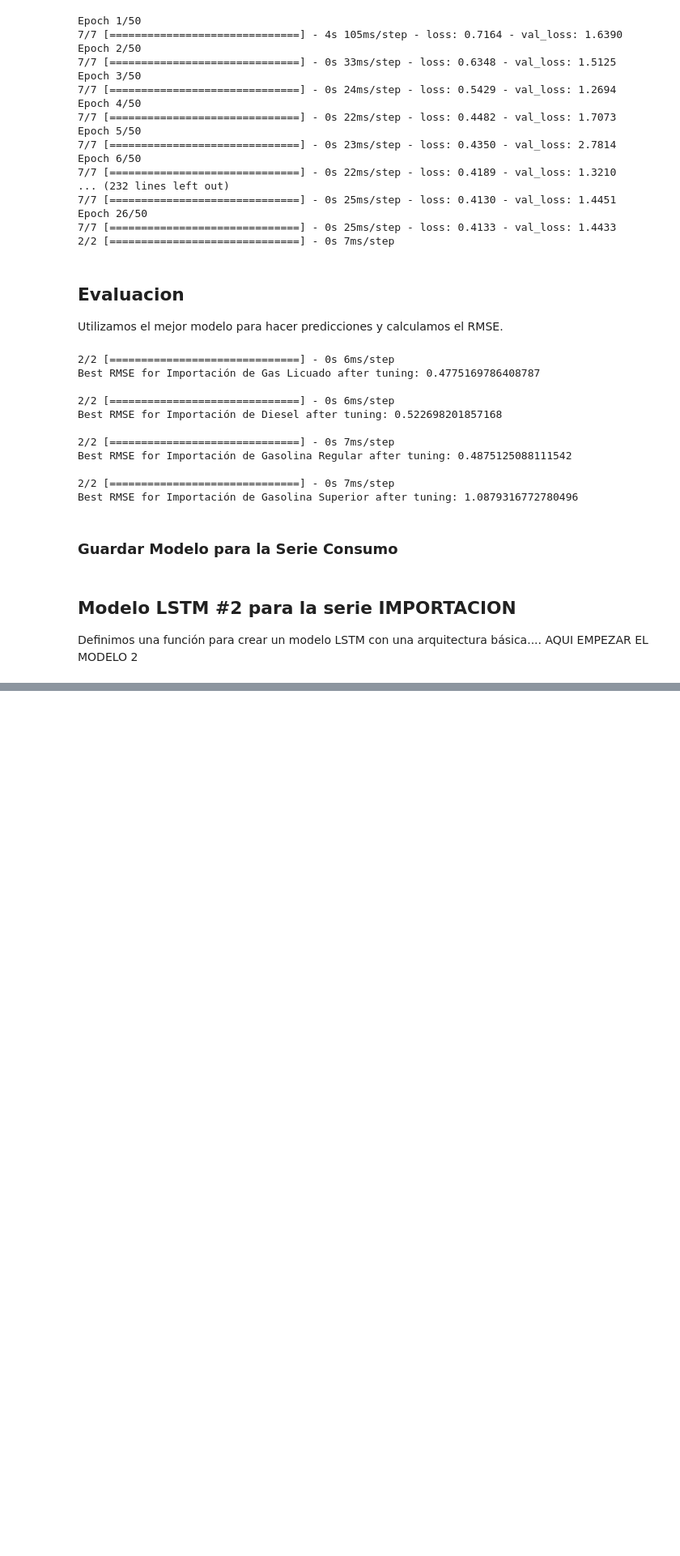
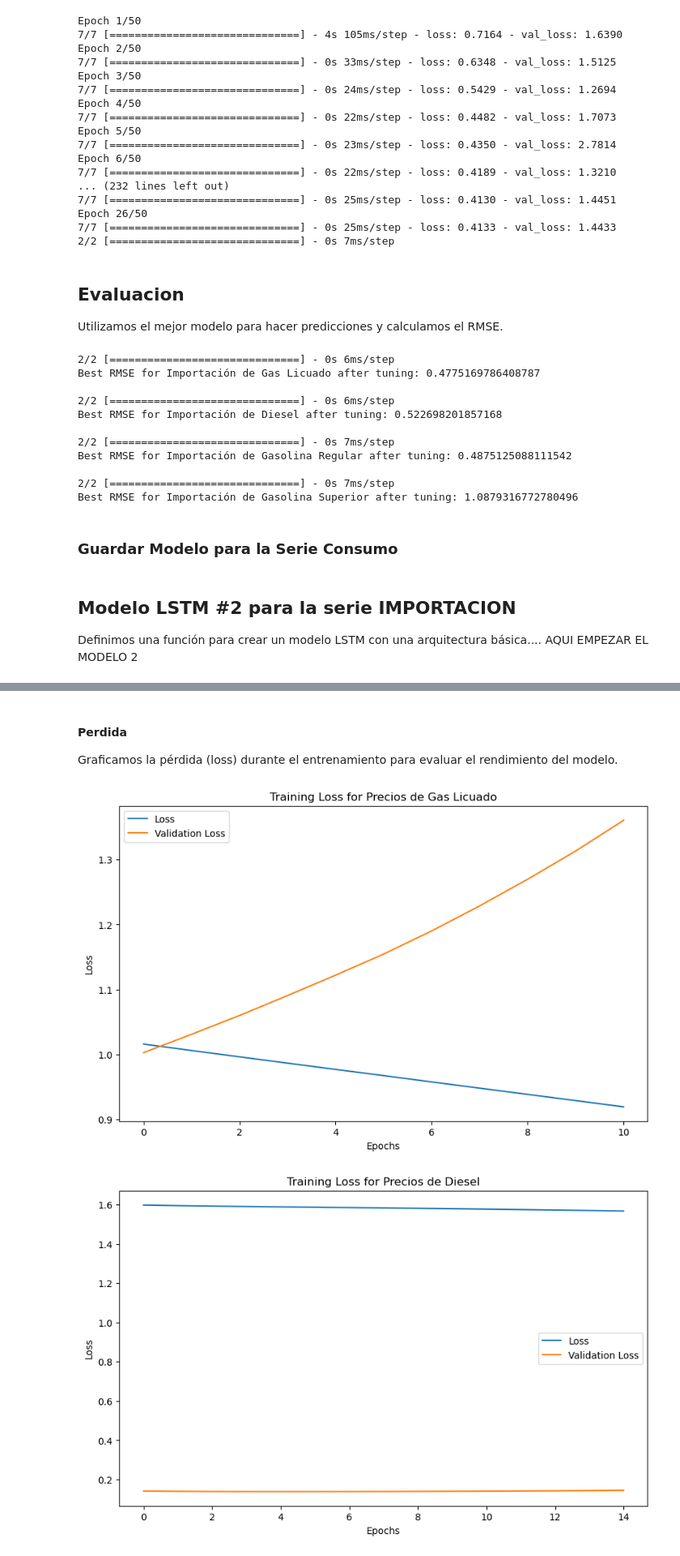
Before and after one commit to mariaRam2003/Laboratorio3-DataScience, a Jupyter notebook: AVANCES.ipynb, the cells around one changed output, grey strips where cells are left out. Shown at 81% size. Saved outputs shown, nothing was run; the diff lists cells and outputs as text; code cells hidden in the pictures; blank space fills up the shorter version.

Commit message:
Modelo 1 para todas las series implementado

```diff
--- a/AVANCES.ipynb
+++ b/AVANCES.ipynb
@@ -1103,0 +1190,6 @@ Definimos una función para crear un modelo LSTM con una arquitectura básica...
+# %%
+# Entrenamiento Diesel
+model_precios_diesel = create_lstm_model((X_train_precios_diesel.shape[1], X_train_precios_diesel.shape[2]))
+early_stopping = EarlyStopping(monitor='val_loss', patience=10, restore_best_weights=True)
+
+history_precios_diesel = model_precios_diesel.fit(X_train_precios_diesel, y_train_precios_diesel, epochs=100, validation_data=(X_test_precios_diesel, y_test_precios_diesel), callbacks=[early_stopping], verbose=1)
@@ -1103,0 +1214,6 @@ Definimos una función para crear un modelo LSTM con una arquitectura básica...
+# %%
+# Entrenamiento Regular
+model_precios_regular = create_lstm_model((X_train_precios_regular.shape[1], X_train_precios_regular.shape[2]))
+early_stopping = EarlyStopping(monitor='val_loss', patience=10, restore_best_weights=True)
+
+history_precios_regular = model_precios_regular.fit(X_train_precios_regular, y_train_precios_regular, epochs=100, validation_data=(X_test_precios_regular, y_test_precios_regular), callbacks=[early_stopping], verbose=1)
@@ -1103,0 +1238,6 @@ Definimos una función para crear un modelo LSTM con una arquitectura básica...
+# %%
+# Entrenamiento Superior
+model_precios_superior = create_lstm_model((X_train_precios_superior.shape[1], X_train_precios_superior.shape[2]))
+early_stopping = EarlyStopping(monitor='val_loss', patience=10, restore_best_weights=True)
+
+history_precios_superior = model_precios_superior.fit(X_train_precios_superior, y_train_precios_superior, epochs=100, validation_data=(X_test_precios_superior, y_test_precios_superior), callbacks=[early_stopping], verbose=1)
@@ -1103,0 +1262,46 @@ Definimos una función para crear un modelo LSTM con una arquitectura básica...
+# %% [markdown]
+#### Perdida
+Graficamos la pérdida (loss) durante el entrenamiento para evaluar el rendimiento del modelo.
+# %%
+# Perdida Precios Gas Licuado
+plt.figure(figsize=(10, 6))
+plt.plot(history_precios_gas_licuado.history['loss'], label='Loss')
+plt.plot(history_precios_gas_licuado.history['val_loss'], label='Validation Loss')
+plt.title('Training Loss for Precios de Gas Licuado')
+plt.xlabel('Epochs')
+plt.ylabel('Loss')
+plt.legend()
+plt.show()
+
+# Perdida Precios Diesel
+plt.figure(figsize=(10, 6))
+plt.plot(history_precios_diesel.history['loss'], label='Loss')
+plt.plot(history_precios_diesel.history['val_loss'], label='Validation Loss')
+plt.title('Training Loss for Precios de Diesel')
+plt.xlabel('Epochs')
+plt.ylabel('Loss')
+plt.legend()
+plt.show()
+
+# Perdida Precios Regular
+plt.figure(figsize=(10, 6))
+plt.plot(history_precios_regular.history['loss'], label='Loss')
+plt.plot(history_precios_regular.history['val_loss'], label='Validation Loss')
+plt.title('Training Loss for Precios de Gasolina Regular')
+plt.xlabel('Epochs')
+plt.ylabel('Loss')
+plt.legend()
+plt.show()
+
+# Perdida Precios Superior
+plt.figure(figsize=(10, 6))
+plt.plot(history_precios_superior.history['loss'], label='Loss')
+plt.plot(history_precios_superior.history['val_loss'], label='Validation Loss')
+plt.title('Training Loss for Precios de Gasolina Superior')
+plt.xlabel('Epochs')
+plt.ylabel('Loss')
+plt.legend()
+plt.show()
+# %% [output]
+[figure, added]
+[figure, added]
```
Also changed, not shown: parts of 24 cells of this notebook, 12 other files.
